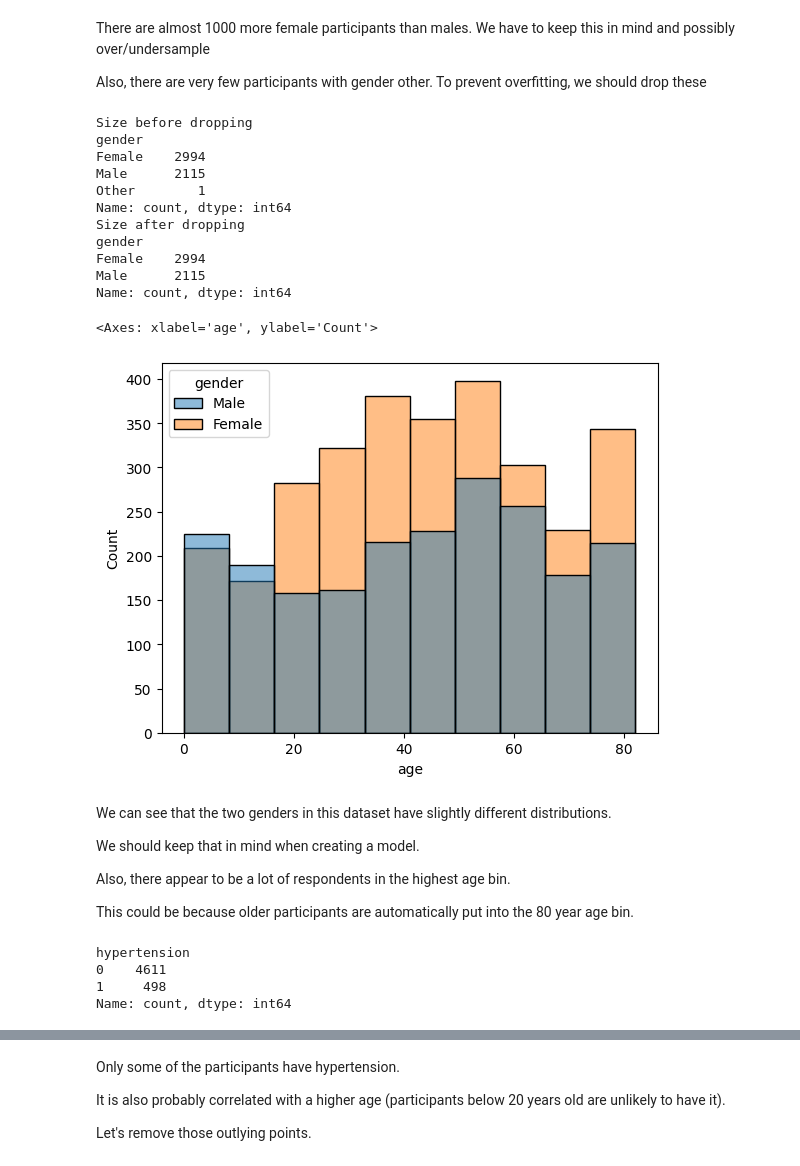
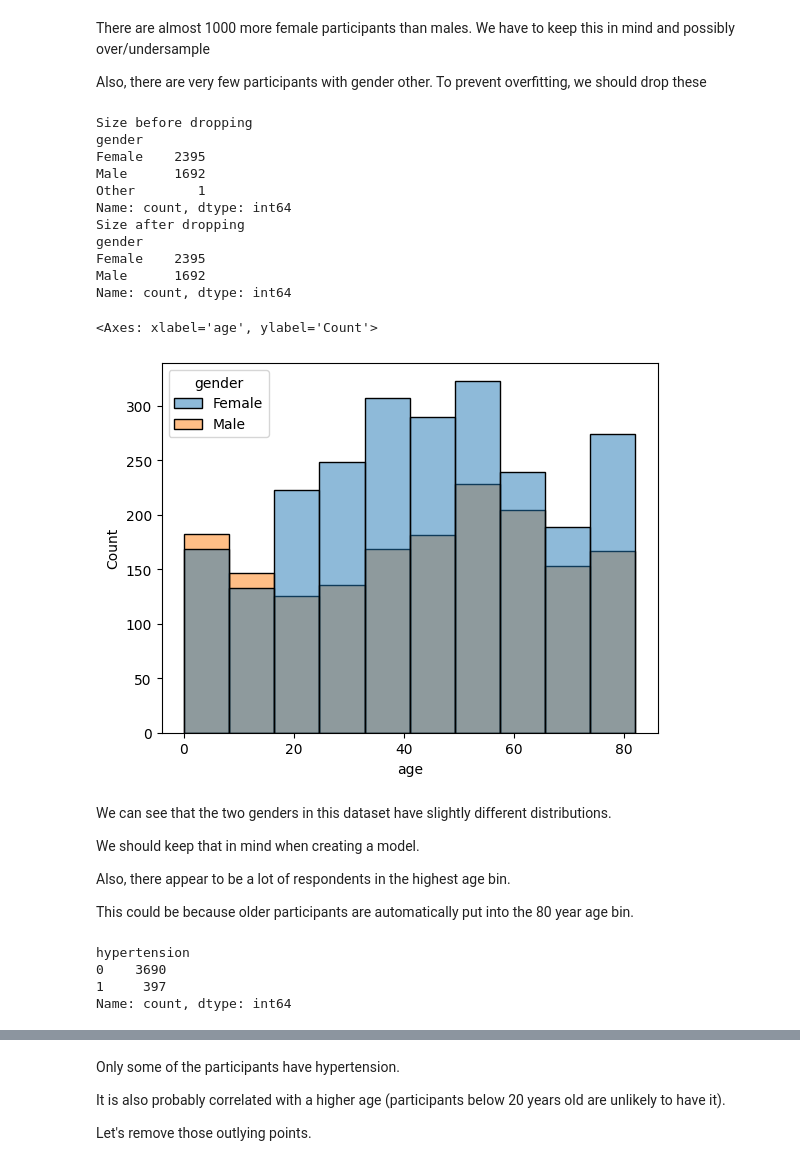
Before and after one commit to Yes-and/ml1-semestral-project, a Jupyter notebook: exploratory_data_analysis.ipynb, the cells around one changed output, grey strips where cells are left out. Cells and saved outputs as stored; diff of their text form; code cells hidden in the pictures.

```diff
--- a/exploratory_data_analysis.ipynb
+++ b/exploratory_data_analysis.ipynb
@@ -106,7 +146,7 @@ We should probably try to impute bmi values using a predictor.
 from sklearn.neighbors import KNeighborsRegressor
 from sklearn.model_selection import train_test_split
 
-X = df.loc[~df["bmi"].isna()].reset_index(drop=True).copy()
+X = train_set.loc[~train_set["bmi"].isna()].reset_index(drop=True).copy()
 X["gender"] = X["gender"].apply(lambda x: x=="Male")
 X["ever_married"] = X["ever_married"].apply(lambda x: x=="Yes")
 X["smoking_status"] = X["smoking_status"].map({"never smoked": 0, "formerly smoked": 1, "smokes": 2, "Unknown": 0})
@@ -219,22 +259,22 @@ MSE of mean imputation is: 61.674
 # %% [markdown]
 Our model is slightly better than guessing. I guess we'll have to take it.
 # %%
-df_copy = df.reset_index(drop=True).copy()
-df_copy["gender"] = df_copy["gender"].apply(lambda x: x=="Male")
-df_copy["ever_married"] = df_copy["ever_married"].apply(lambda x: x=="Yes")
-df_copy["smoking_status"] = df_copy["smoking_status"].map({"never smoked": 0, "formerly smoked": 1, "smokes": 2, "Unknown": 0})
-df_copy = pd.get_dummies(
-    data=df_copy, columns=["work_type", "Residence_type"]
+train_set_copy = train_set.reset_index(drop=True).copy()
+train_set_copy["gender"] = train_set_copy["gender"].apply(lambda x: x=="Male")
+train_set_copy["ever_married"] = train_set_copy["ever_married"].apply(lambda x: x=="Yes")
+train_set_copy["smoking_status"] = train_set_copy["smoking_status"].map({"never smoked": 0, "formerly smoked": 1, "smokes": 2, "Unknown": 0})
+train_set_copy = pd.get_dummies(
+    data=train_set_copy, columns=["work_type", "Residence_type"]
 )
 
-for index, row in df_copy.iterrows():
+for index, row in train_set_copy.iterrows():
     if pd.isna(row["bmi"]) or (row["bmi"]==0):
-        df_copy.at[index, "bmi"] = reg.predict(
-            df_copy.iloc[index,].to_frame().T.drop(columns="bmi")
+        train_set_copy.at[index, "bmi"] = reg.predict(
+            train_set_copy.iloc[index,].to_frame().T.drop(columns="bmi")
         )
 # %%
-df["bmi"] = list(df_copy["bmi"].copy())
-print("Missing values for bmi after imputation:", df["bmi"].isna().sum())
+train_set["bmi"] = list(train_set_copy["bmi"].copy())
+print("Missing values for bmi after imputation:", train_set["bmi"].isna().sum())
 # %% [output]
 Missing values for bmi after imputation: 0
 # %% [markdown]
@@ -253,36 +293,36 @@ There are almost 1000 more female participants than males. We have to keep this
 Also, there are very few participants with gender other. To prevent overfitting, we should drop these
 # %%
 print("Size before dropping")
-print(df.value_counts("gender"))
-df = df[df["gender"]!="Other"].copy()
+print(train_set.value_counts("gender"))
+train_set = train_set[train_set["gender"]!="Other"].copy()
 print("Size after dropping")
-print(df.value_counts("gender"))
+print(train_set.value_counts("gender"))
 # %% [output]
 Size before dropping
 gender
-Female    2994
-Male      2115
+Female    2395
+Male      1692
 Other        1
 Name: count, dtype: int64
 Size after dropping
 gender
-Female    2994
-Male      2115
+Female    2395
+Male      1692
 Name: count, dtype: int64
 # %%
 sns.histplot(
-    data=df,
+    data=train_set,
     x="age",
     hue="gender",
     bins=int(
         np.sqrt(
-            len(df["age"].unique())
+            len(train_set["age"].unique())
             )
     )
 )
 # %% [output]
 <Axes: xlabel='age', ylabel='Count'>
-[figure, old version]
+[figure, new version]
 # %% [markdown]
 We can see that the two genders in this dataset have slightly different distributions.
 
@@ -292,11 +332,11 @@ Also, there appear to be a lot of respondents in the highest age bin.
 
 This could be because older participants are automatically put into the 80 year age bin.
 # %%
-df["hypertension"].value_counts()
+train_set["hypertension"].value_counts()
 # %% [output]
 hypertension
-0    4611
-1     498
+0    3690
+1     397
 Name: count, dtype: int64
 # %%
 sns.boxplot(
```
Also changed, not shown: parts of 67 cells of this notebook.
